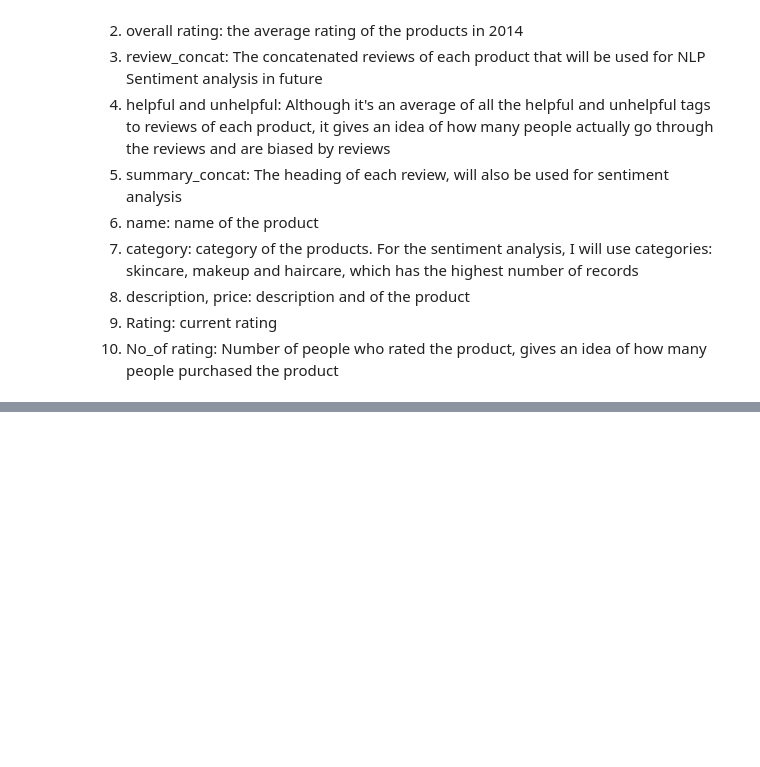
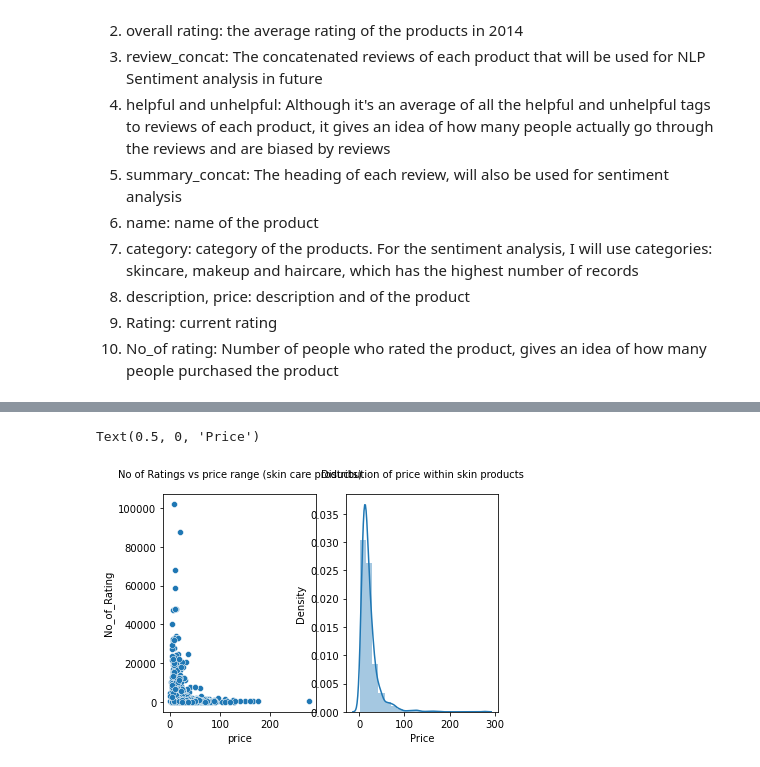
Before and after one commit to SwetaPrabh/Amazon_Web_Scraping, a Jupyter notebook: Exploratory_and_Sentiment_Analysis.ipynb, the cells around one changed output, grey strips where cells are left out. Cells and saved outputs as stored; diff of their text form; code cells hidden in the pictures; blank space fills up the shorter version.

Commit message:
some exploratory analysis done

```diff
--- a/Exploratory_and_Sentiment_Analysis.ipynb
+++ b/Exploratory_and_Sentiment_Analysis.ipynb
@@ -101,0 +115,5 @@ AttributeError: module 'matplotlib' has no attribute 'figure'
+# %%
+#Now I will break the data into three categories for further explortory analysis
+Amazon_skincare=Amazon_beauty_data.loc[Amazon_beauty_data['category']=='Skin Care']
+Amazon_haircare=Amazon_beauty_data.loc[Amazon_beauty_data['category']=='Hair Care']
+Amazon_makeup=Amazon_beauty_data.loc[Amazon_beauty_data['category']=='Makeup']
@@ -101,0 +138,12 @@ AttributeError: module 'matplotlib' has no attribute 'figure'
+# %%
+#I will look at the prices of top most sold products in each category, The number of ratings gives an idea of how many people
+#purchased the product
+fig,axes = plt1.subplots(1,2)
+skin_price_ratings = sns.scatterplot(x='price', y='No_of_Rating', data=Amazon_skincare,ax = axes[0])
+skin_price_ratings.set_title('No of Ratings vs price range (skin care products)', fontsize = 10, y =1.05)
+skin_price = sns.distplot(x = Amazon_skincare['price'], bins = 20, ax = axes[1])
+skin_price.set_title('Distribution of price within skin products', fontsize = 10, y =1.05)
+skin_price.set_xlabel("Price", fontsize = 10)
+# %% [output]
+Text(0.5, 0, 'Price')
+[figure, added]
```
Also changed, not shown: parts of 14 cells of this notebook.
